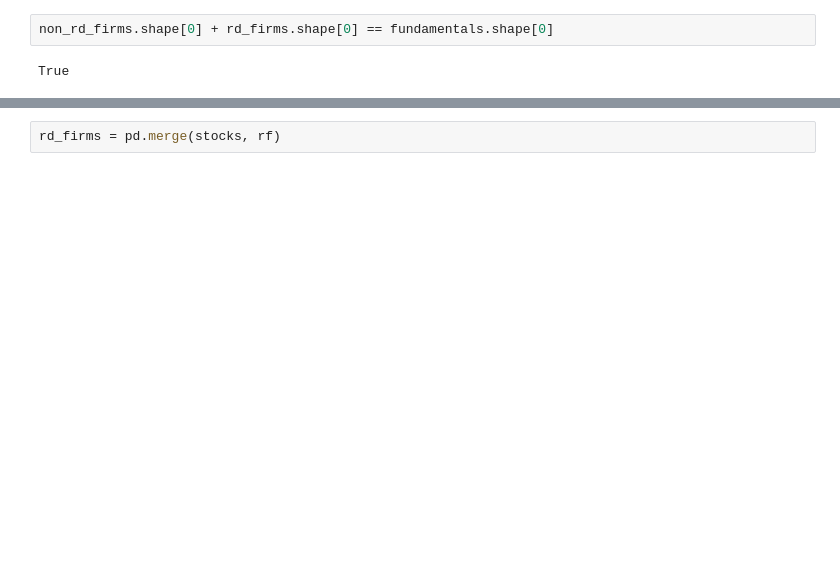
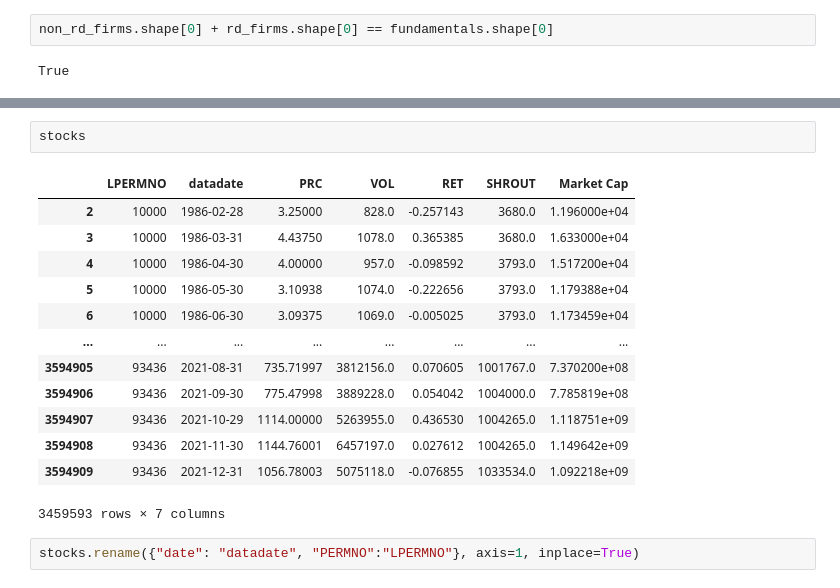
Before and after one commit to AmritSd/Does_R-D_Matter, a Jupyter notebook: rudra_rd_trading.ipynb, the cells around one changed output, grey strips where cells are left out. Saved outputs shown, nothing was run; the diff lists cells and outputs as text; blank space fills up the shorter version.

Commit message:
merge stock and funds

```diff
--- a/rudra_rd_trading.ipynb
+++ b/rudra_rd_trading.ipynb
@@ -169,2 +171,18 @@ fundamentals
-# %%
-rd_firms = pd.merge(stocks, rf)
+# %%
+stocks
+# %% [output]
+|  | LPERMNO | datadate | PRC | VOL | RET | SHROUT | Market Cap |
+| 2 | 10000 | 1986-02-28 | 3.25000 | 828.0 | -0.257143 | 3680.0 | 1.196000e+04 |
+| 3 | 10000 | 1986-03-31 | 4.43750 | 1078.0 | 0.365385 | 3680.0 | 1.633000e+04 |
+| 4 | 10000 | 1986-04-30 | 4.00000 | 957.0 | -0.098592 | 3793.0 | 1.517200e+04 |
+| 5 | 10000 | 1986-05-30 | 3.10938 | 1074.0 | -0.222656 | 3793.0 | 1.179388e+04 |
+| 6 | 10000 | 1986-06-30 | 3.09375 | 1069.0 | -0.005025 | 3793.0 | 1.173459e+04 |
+| ... | ... | ... | ... | ... | ... | ... | ... |
+| 3594905 | 93436 | 2021-08-31 | 735.71997 | 3812156.0 | 0.070605 | 1001767.0 | 7.370200e+08 |
+| 3594906 | 93436 | 2021-09-30 | 775.47998 | 3889228.0 | 0.054042 | 1004000.0 | 7.785819e+08 |
+| 3594907 | 93436 | 2021-10-29 | 1114.00000 | 5263955.0 | 0.436530 | 1004265.0 | 1.118751e+09 |
+| 3594908 | 93436 | 2021-11-30 | 1144.76001 | 6457197.0 | 0.027612 | 1004265.0 | 1.149642e+09 |
+| 3594909 | 93436 | 2021-12-31 | 1056.78003 | 5075118.0 | -0.076855 | 1033534.0 | 1.092218e+09 |
+3459593 rows × 7 columns
+# %%
+stocks.rename({"date": "datadate", "PERMNO":"LPERMNO"}, axis=1, inplace=True)
```
Also changed, not shown: parts of 17 cells of this notebook.
